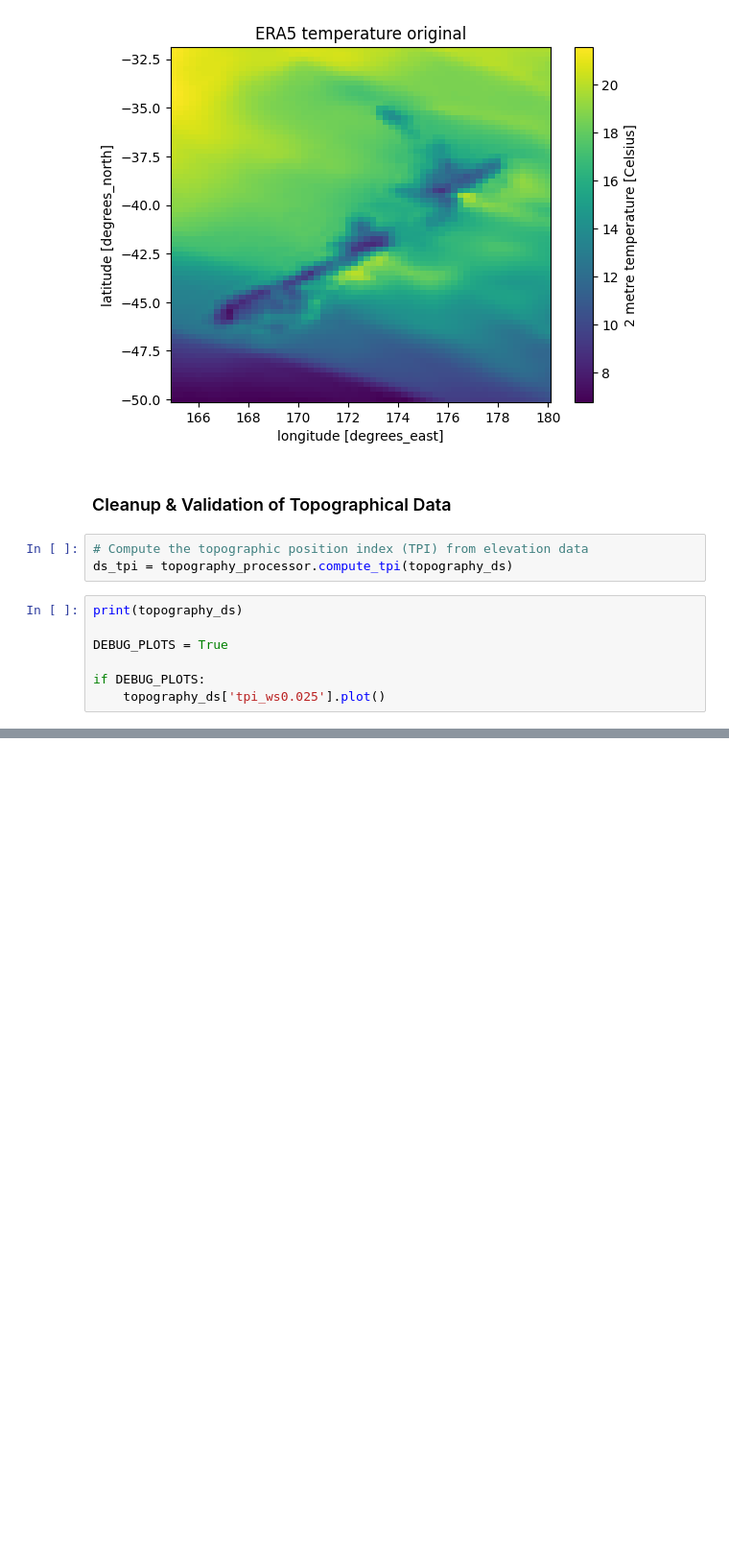
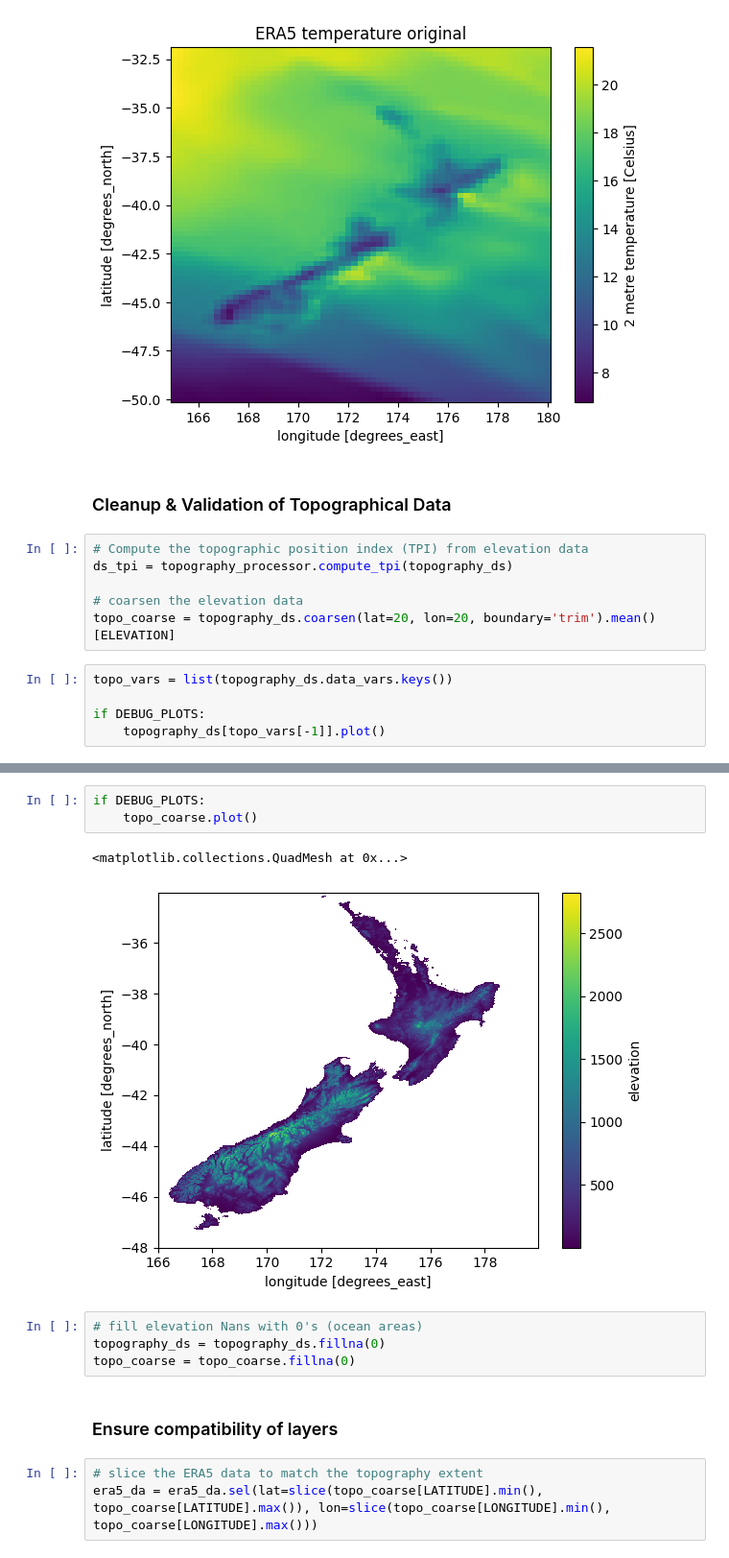
Before and after one commit to LennoxC/convcnp-assim-nz, a Jupyter notebook: notebooks/experiments/exp1_temperature_ConvCNP.ipynb, the cells around one changed output, grey strips where cells are left out. Shown at 96% size. Cells and saved outputs as stored; diff of their text form; blank space fills up the shorter version.

```diff
--- a/notebooks/experiments/exp1_temperature_ConvCNP.ipynb
+++ b/notebooks/experiments/exp1_temperature_ConvCNP.ipynb
@@ -79,11 +80,12 @@ if DEBUG_PLOTS:
 # %%
 # Compute the topographic position index (TPI) from elevation data
 ds_tpi = topography_processor.compute_tpi(topography_ds)
+
+# coarsen the elevation data
+topo_coarse = topography_ds.coarsen(lat=20, lon=20, boundary='trim').mean()[ELEVATION]
 # %%
-print(topography_ds)
-
-DEBUG_PLOTS = True
+topo_vars = list(topography_ds.data_vars.keys())
 
 if DEBUG_PLOTS:
-    topography_ds['tpi_ws0.025'].plot()
+    topography_ds[topo_vars[-1]].plot()
 # %% [output]
@@ -110 +92,16 @@ Attributes:
 [figure]
+# %%
+if DEBUG_PLOTS:
+    topo_coarse.plot()
+# %% [output]
+<matplotlib.collections.QuadMesh at 0x...>
+[figure, added]
+# %%
+# fill elevation Nans with 0's (ocean areas)
+topography_ds = topography_ds.fillna(0)
+topo_coarse = topo_coarse.fillna(0)
+# %% [markdown]
+### Ensure compatibility of layers
+# %%
+# slice the ERA5 data to match the topography extent
+era5_da = era5_da.sel(lat=slice(topo_coarse[LATITUDE].min(), topo_coarse[LATITUDE].max()), lon=slice(topo_coarse[LONGITUDE].min(), topo_coarse[LONGITUDE].max()))
```
Also changed, not shown: parts of 2 cells of this notebook.
